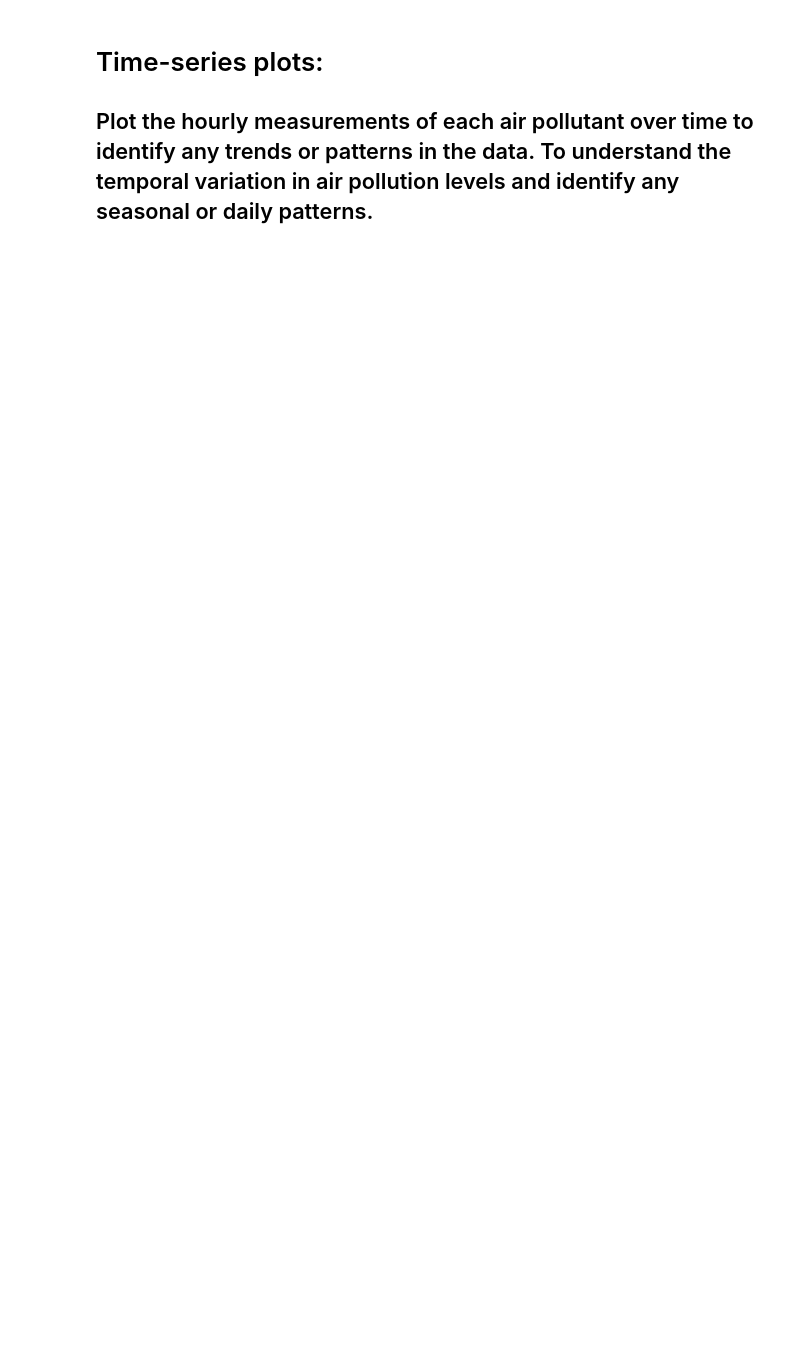
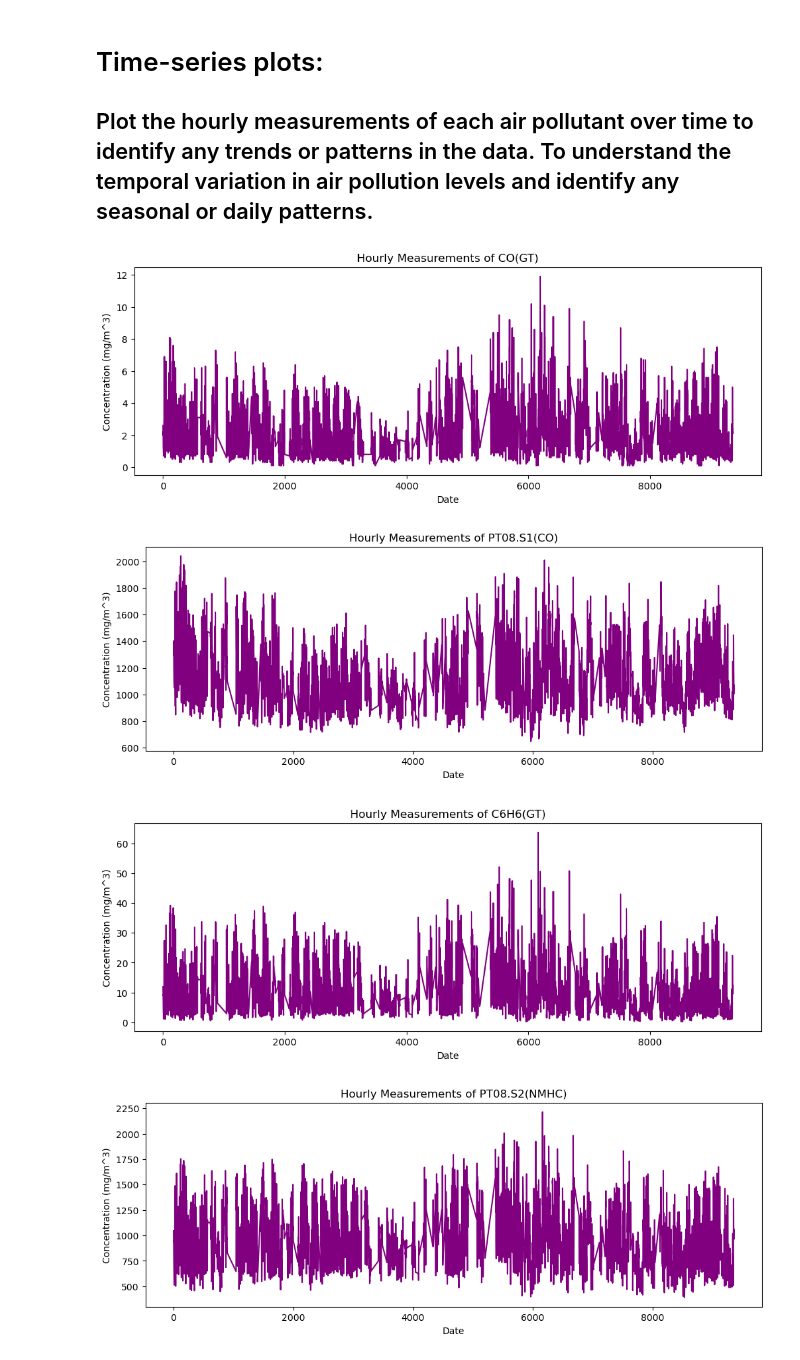
Before and after one commit to DilankaLaknath/air-quality-prediction-and-analysis, a Jupyter notebook: air_quality.ipynb, the cells around one changed output. Saved outputs shown, nothing was run; the diff lists cells and outputs as text; code cells hidden in the pictures; blank space fills up the shorter version.

```diff
--- a/air_quality.ipynb
+++ b/air_quality.ipynb
@@ -58,3 +294,22 @@ plt.show()
 # Time-series plots:
 
 ## Plot the hourly measurements of each air pollutant over time to identify any trends or patterns in the data. To understand the temporal variation in air pollution levels and identify any seasonal or daily patterns.
+# %%
+# Define a function to plot a time-series of a given pollutant
+def plot_pollutant(pollutant):
+    plt.figure(figsize=(12, 4))
+    plt.plot(df[pollutant], color="purple")
+    plt.title("Hourly Measurements of " + pollutant)
+    plt.xlabel("Date")
+    plt.ylabel("Concentration (mg/m^3)")
+    plt.show()
+
+# Call the plot_pollutant function for each pollutant in the dataset
+pollutants = ['CO(GT)', 'PT08.S1(CO)', 'C6H6(GT)','PT08.S2(NMHC)', 'NOx(GT)', 'PT08.S3(NOx)', 'NO2(GT)', 'PT08.S4(NO2)', 'PT08.S5(O3)', 'T', 'RH', 'AH']
+for pollutant in pollutants:
+    plot_pollutant(pollutant)
+# %% [output]
+[figure, added]
+[figure, added]
+[figure, added]
+[figure, added]
```
Also changed, not shown: parts of 30 cells of this notebook.
